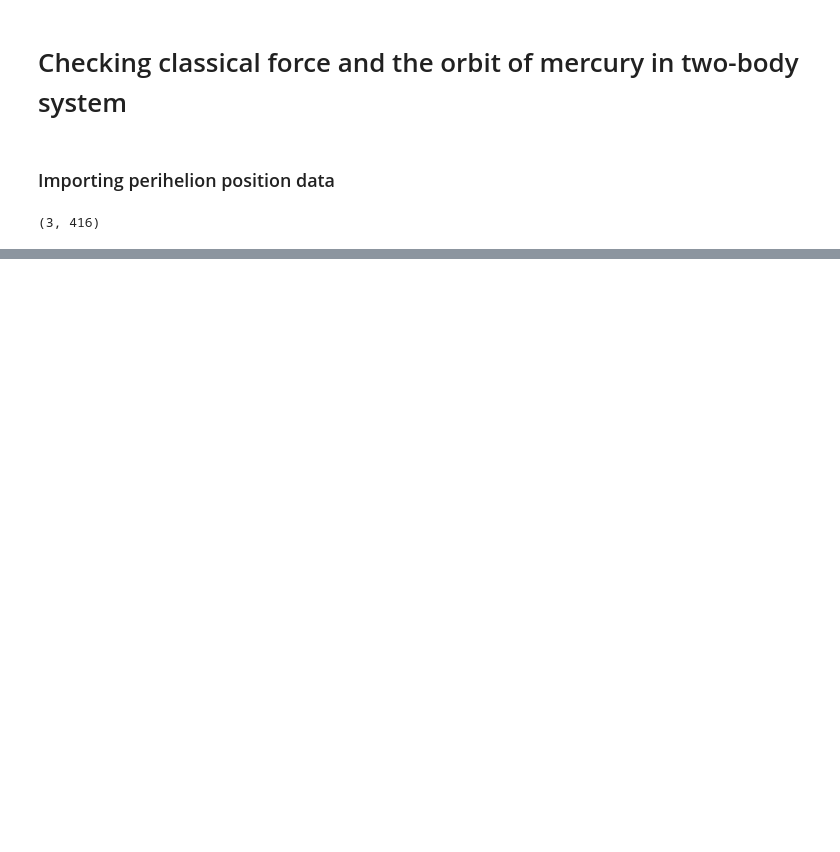
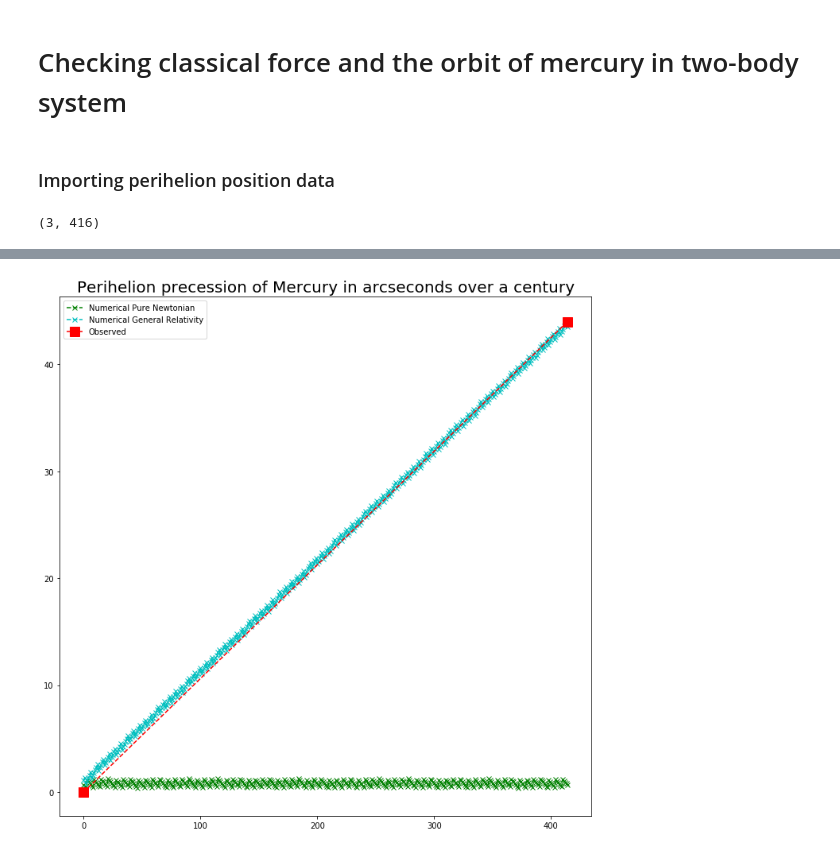
Before and after one commit to auduntre/FYS4150, a Jupyter notebook: Project 3/notebook/Mercury classical.ipynb, the cells around one changed output, grey strips where cells are left out. Saved outputs shown, nothing was run; the diff lists cells and outputs as text; code cells hidden in the pictures; blank space fills up the shorter version.

Commit message:
adding plots

```diff
--- a/Project 3/notebook/Mercury classical.ipynb
+++ b/Project 3/notebook/Mercury classical.ipynb
@@ -92,0 +91,18 @@ newton_peri = np.lo
+# %%
+newton_peri = np.loadtxt("../positions/newton_arcseconds_mercury.txt")
+general_peri = (peri[:] - peri0) / arcsecond
+
+plt.figure(figsize=(12,12))
+plt.title(r"Perihelion precession of Mercury in arcseconds over a century", fontsize=20)
+
+plt.plot(newton_peri, "g--x", label='Numerical Pure Newtonian')
+plt.plot(general_peri, "c--x", label='Numerical General Relativity')
+plt.plot([0, len(newton_peri) - 1],[0, 44], "r--s", label="Observed", markersize=12)
+
+
+
+plt.legend()
+
+plt.show()
+# %% [output]
+[figure, added]
```
Also changed, not shown: parts of 6 cells of this notebook, 3 other files.
